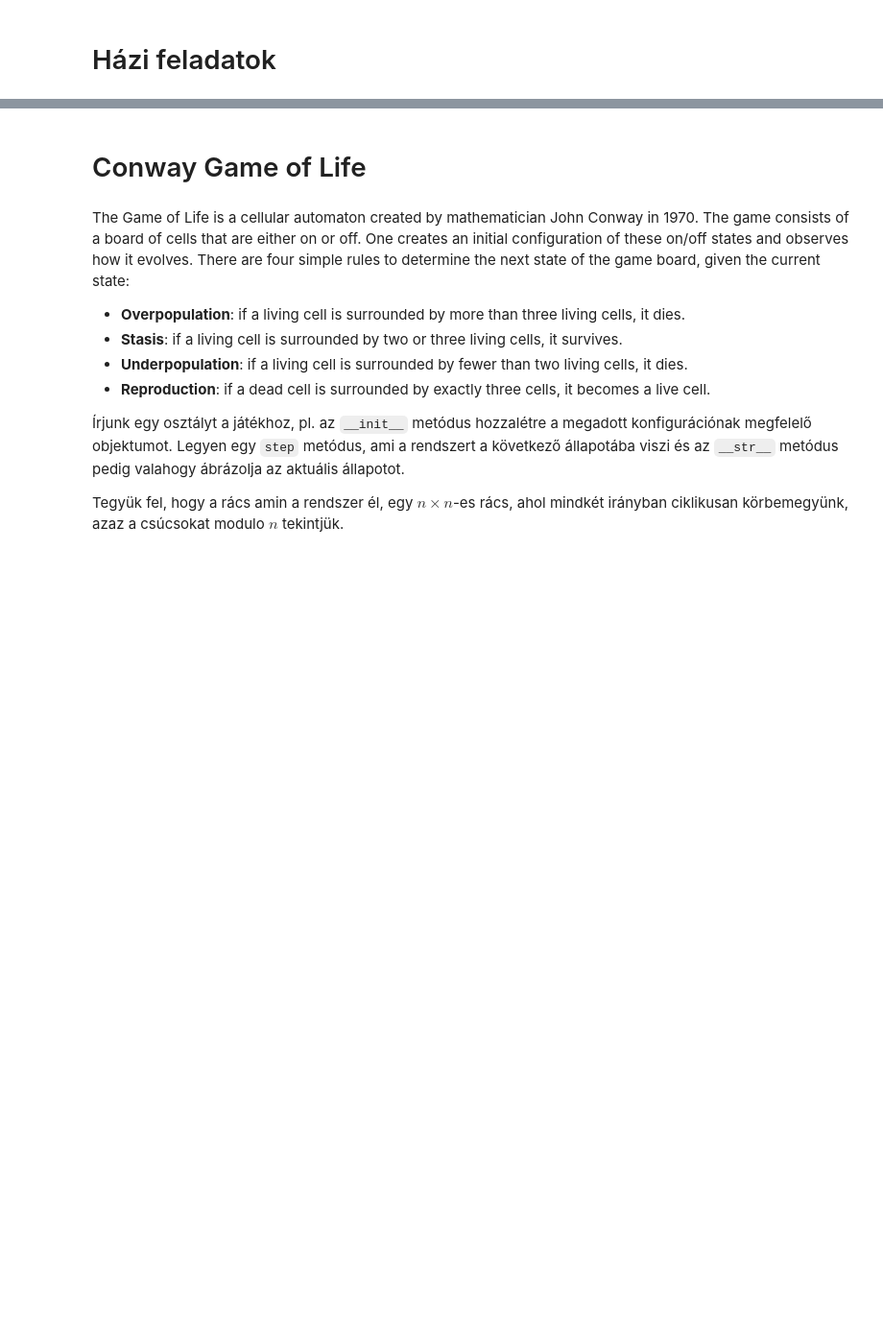
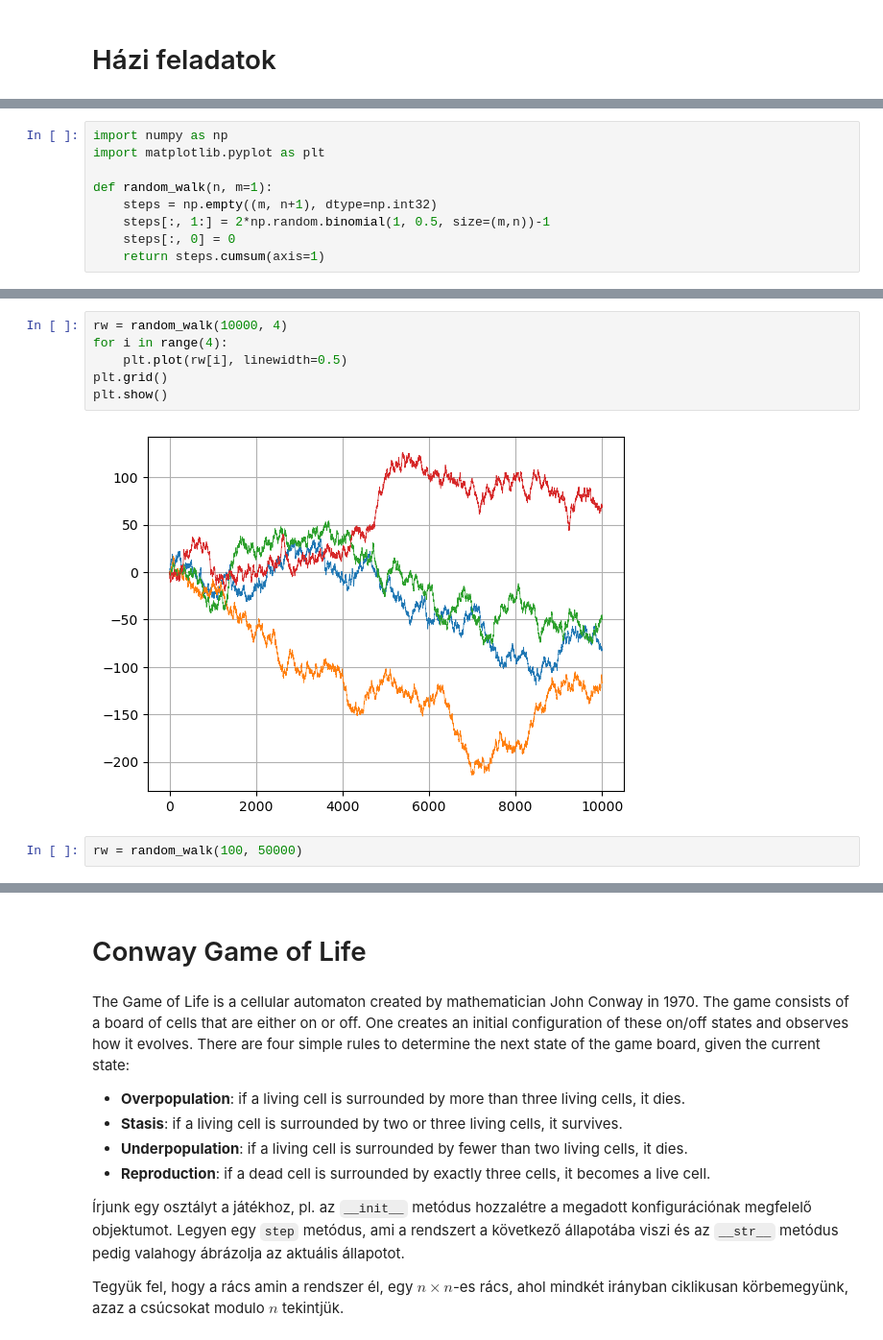
Before and after one commit to prokaj/elte-python, a Jupyter notebook: 10-gyakorlat.ipynb, the cells around one changed output, grey strips where cells are left out. Shown at 96% size. Cells and saved outputs as stored; diff of their text form; blank space fills up the shorter version.

```diff
--- a/10-gyakorlat.ipynb
+++ b/10-gyakorlat.ipynb
@@ -6,0 +22,9 @@
+# %%
+import numpy as np
+import matplotlib.pyplot as plt
+
+def random_walk(n, m=1):
+    steps = np.empty((m, n+1), dtype=np.int32)
+    steps[:, 1:] = 2*np.random.binomial(1, 0.5, size=(m,n))-1
+    steps[:, 0] = 0
+    return steps.cumsum(axis=1)
@@ -6,0 +49,10 @@
+# %%
+rw = random_walk(10000, 4)
+for i in range(4):
+    plt.plot(rw[i], linewidth=0.5)
+plt.grid()
+plt.show()
+# %% [output]
+[figure, added]
+# %%
+rw = random_walk(100, 50000)
```
Also changed, not shown: parts of 30 cells of this notebook, 3 other files.
